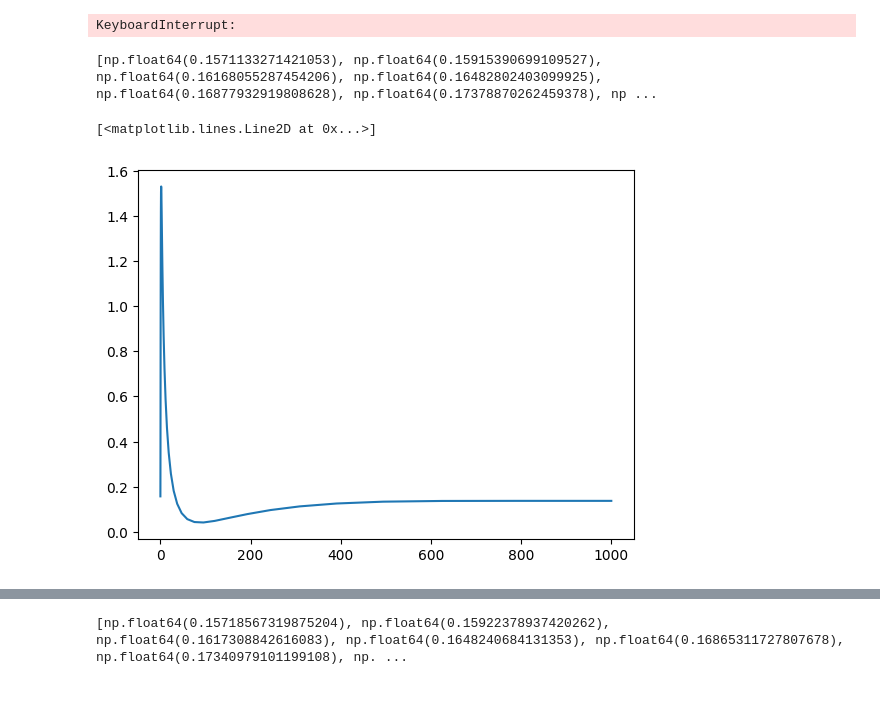
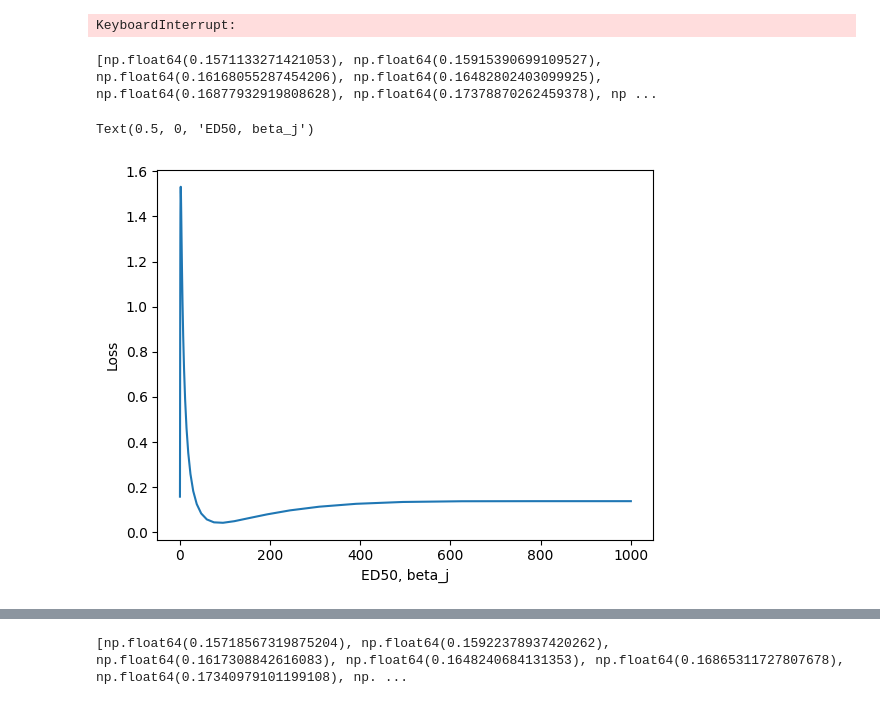
Before and after one commit to fzeitner/mempyDEB, a Jupyter notebook: folsomia_cadmium_project_workversion.ipynb, the cells around one changed output, grey strips where cells are left out. Saved outputs shown, nothing was run; the diff lists cells and outputs as text; code cells hidden in the pictures.

```diff
--- a/folsomia_cadmium_project_workversion.ipynb
+++ b/folsomia_cadmium_project_workversion.ipynb
@@ -190,22 +190,24 @@ KeyboardInterrupt:
 # %%
 # x = np.geomspace(1, np.median(EXPOSURES))
 #x = np.linspace(0.01, 4)
 x = np.geomspace(0.01, 1000)
 arr = []
 f = setup_modelfit()
 f.defaultparams.spc.update(control_fitted_params)
 for i in x:
     f.intguess = {
             'ED50_j' : i,
             'beta_j' : i,
             }
     sim = f.simulator(f.intguess)
     arr.append(f.loss(sim, f.data))
 
 print(arr)
 fig, ax = plt.subplots()
 ax.plot(x, arr)
+ax.set_ylabel('Loss')
+ax.set_xlabel('ED50, beta_j')
 # %% [output]
 [np.float64(0.1571133271421053), np.float64(0.15915390699109527), np.float64(0.16168055287454206), np.float64(0.16482802403099925), np.float64(0.16877932919808628), np.float64(0.17378870262459378), np ...
-[<matplotlib.lines.Line2D at 0x...>]
+Text(0.5, 0, 'ED50, beta_j')
-[figure, old version]
+[figure, new version]
```
Also changed, not shown: parts of 5 cells of this notebook, 3 other files.
